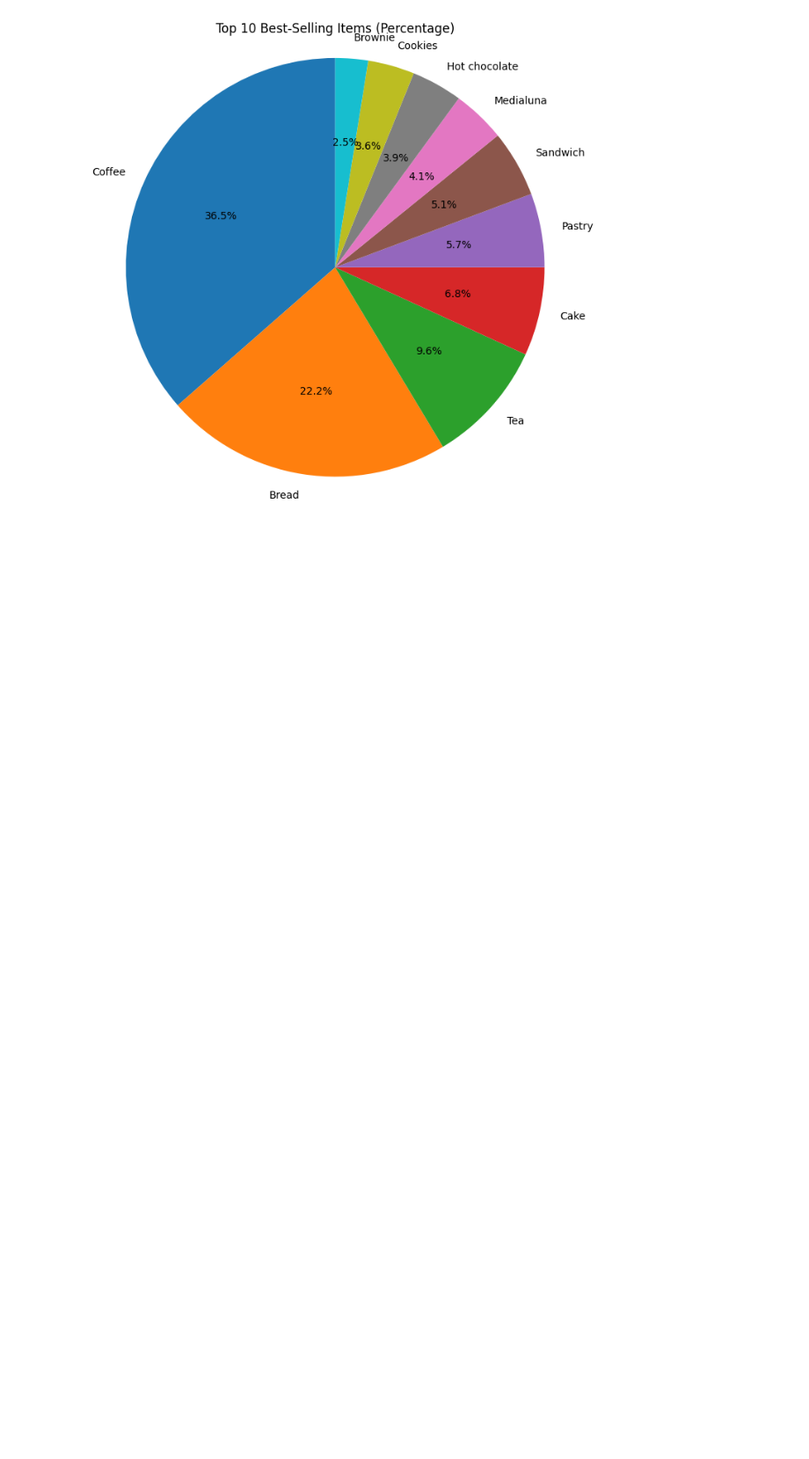
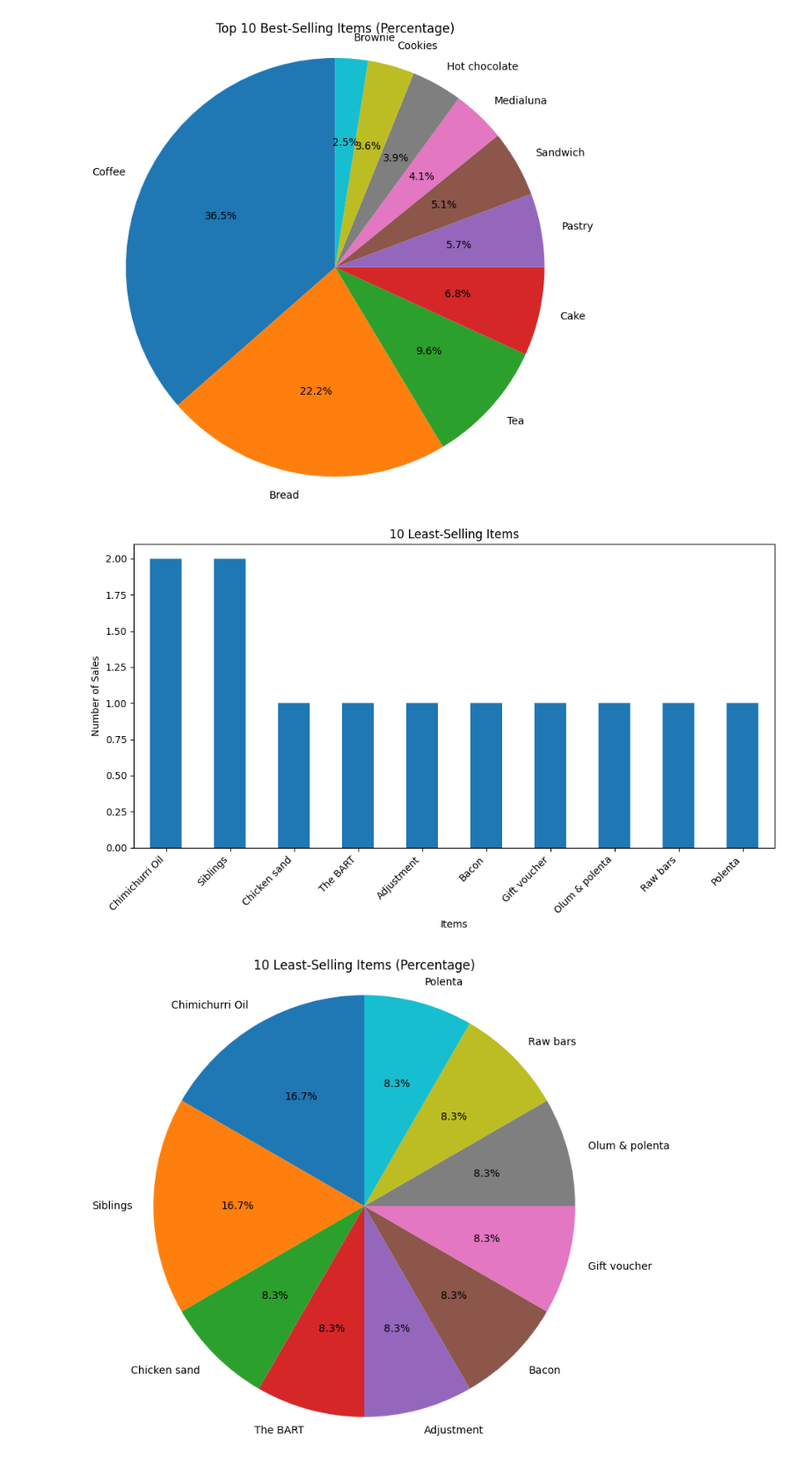
Before and after one commit to BhagyaSri-1806/DataAnalyst, a Jupyter notebook: Business_Understanding.ipynb, the cells around one changed output. Shown at 88% size. Cells and saved outputs as stored; diff of their text form; code cells hidden in the pictures; blank space fills up the shorter version.

```diff
--- a/Business_Understanding.ipynb
+++ b/Business_Understanding.ipynb
@@ -73,3 +73,38 @@ plt.show()
 # %% [output]
 [figure]
 [figure]
+# %%
+
+
+# prompt: 10 low items
+
+import pandas as pd
+import matplotlib.pyplot as plt
+
+data = pd.read_csv('/content/Bakery.csv')
+
+# Calculate item frequencies
+item_counts = data['Items'].value_counts()
+
+# Get the 10 least sold items
+bottom_10_items = item_counts.tail(10)
+
+# Create a bar chart for the 10 least sold items
+plt.figure(figsize=(10, 6))
+bottom_10_items.plot(kind='bar')
+plt.title('10 Least-Selling Items')
+plt.xlabel('Items')
+plt.ylabel('Number of Sales')
+plt.xticks(rotation=45, ha='right')
+plt.tight_layout()
+plt.show()
+
+# Create a pie chart for the 10 least sold items
+plt.figure(figsize=(8, 8))
+plt.pie(bottom_10_items, labels=bottom_10_items.index, autopct='%1.1f%%', startangle=90)
+plt.title('10 Least-Selling Items (Percentage)')
+plt.axis('equal')
+plt.show()
+# %% [output]
+[figure, added]
+[figure, added]
```
Also changed, not shown: parts of 2 cells of this notebook.
